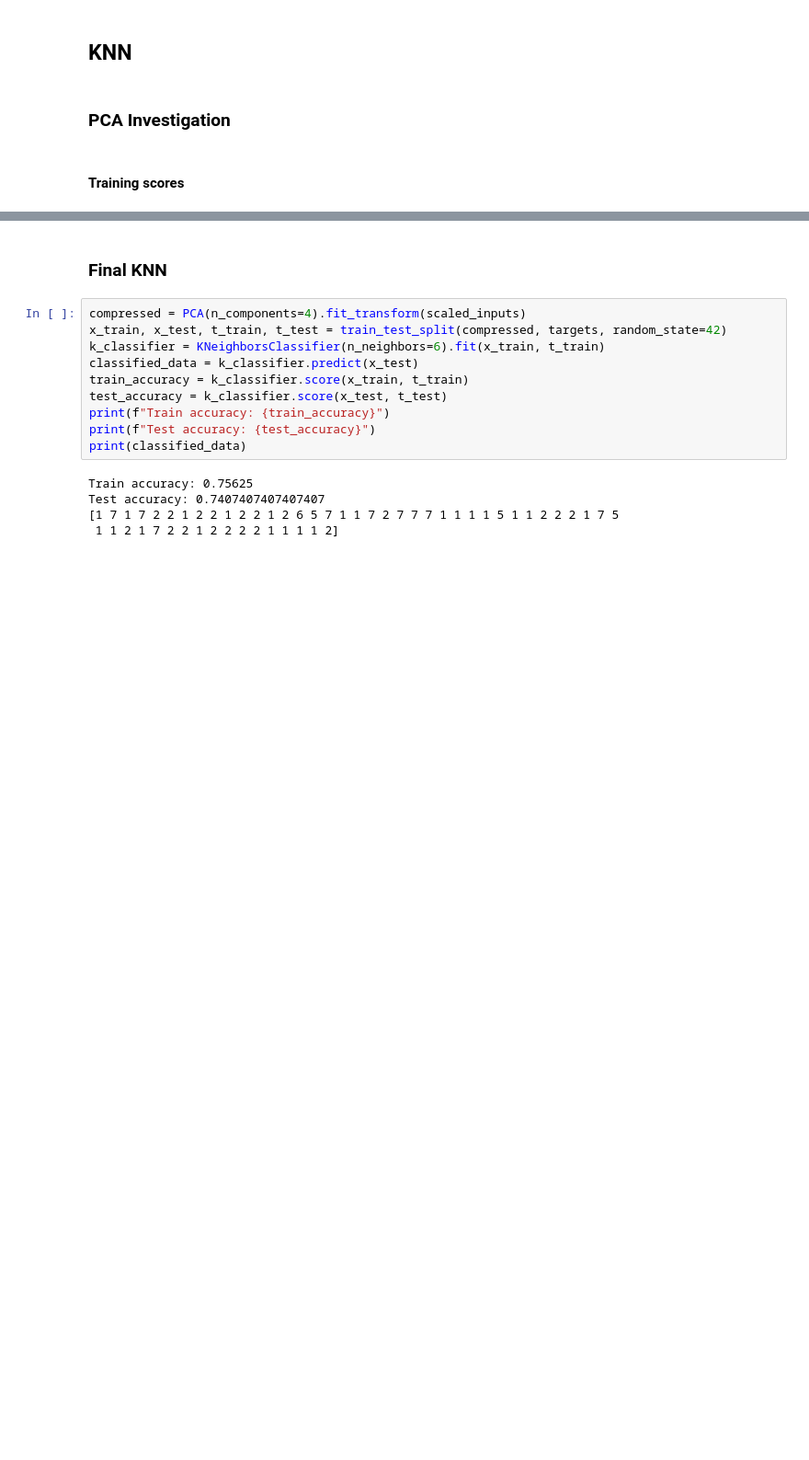
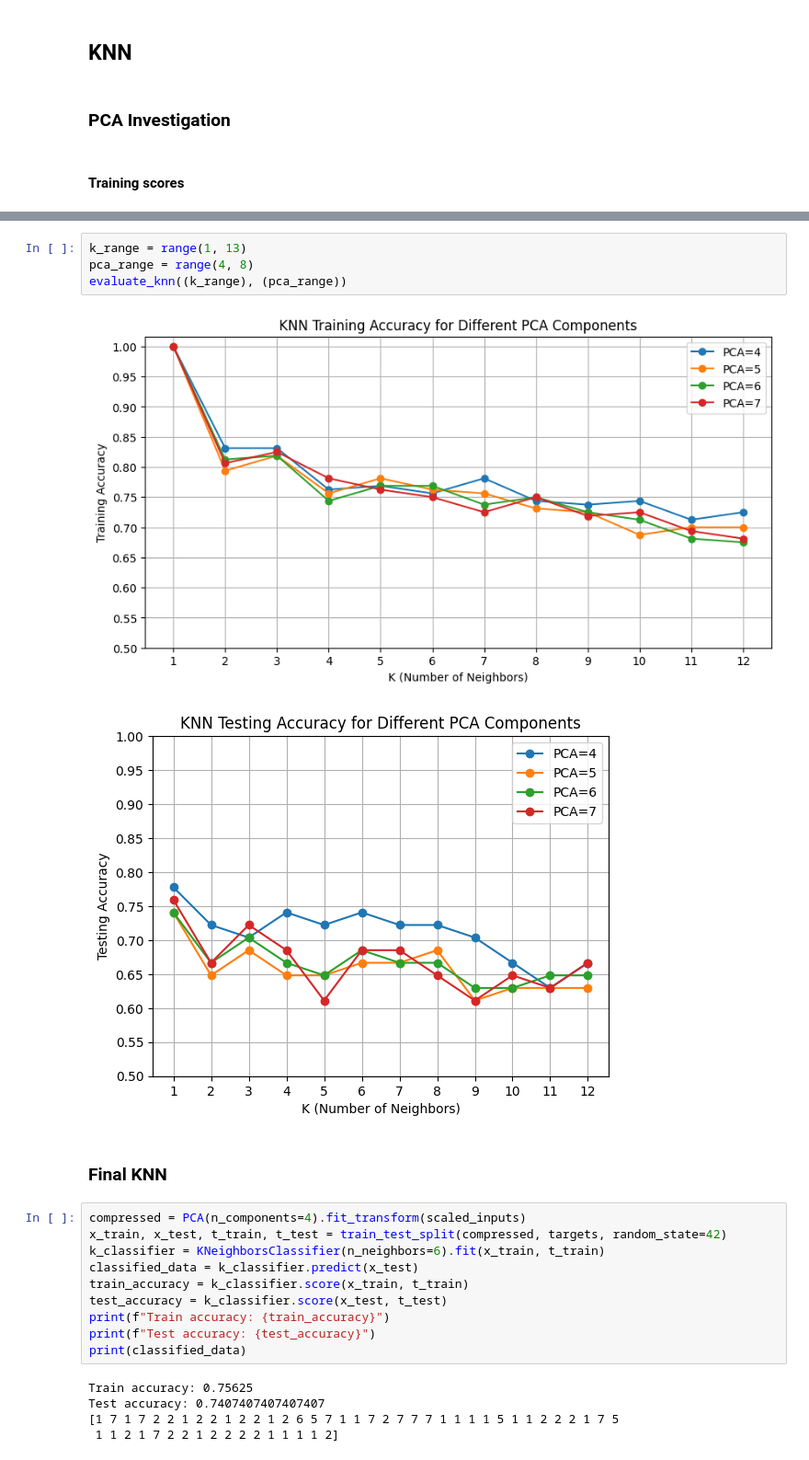
Before and after one commit to MxFrgsn/COMP2002_CW2, a Jupyter notebook: COMP2002.ipynb, the cells around one changed output, grey strips where cells are left out. Shown at 92% size. Drawn from its saved outputs; the diff is of its cells as text; blank space fills up the shorter version.

```diff
--- a/COMP2002.ipynb
+++ b/COMP2002.ipynb
@@ -171,3 +107,10 @@ plt.savefig("knn_test_accuracy_PCA_3&4&5&6.pdf", bbox_inches="tight")
+# %%
+k_range = range(1, 13)
+pca_range = range(4, 8)
+evaluate_knn((k_range), (pca_range))
+# %% [output]
+[figure, added]
+[figure, added]
 # %% [markdown]
 ### Final KNN
 # %%
```
Also changed, not shown: parts of 34 cells of this notebook, 11 other files.
